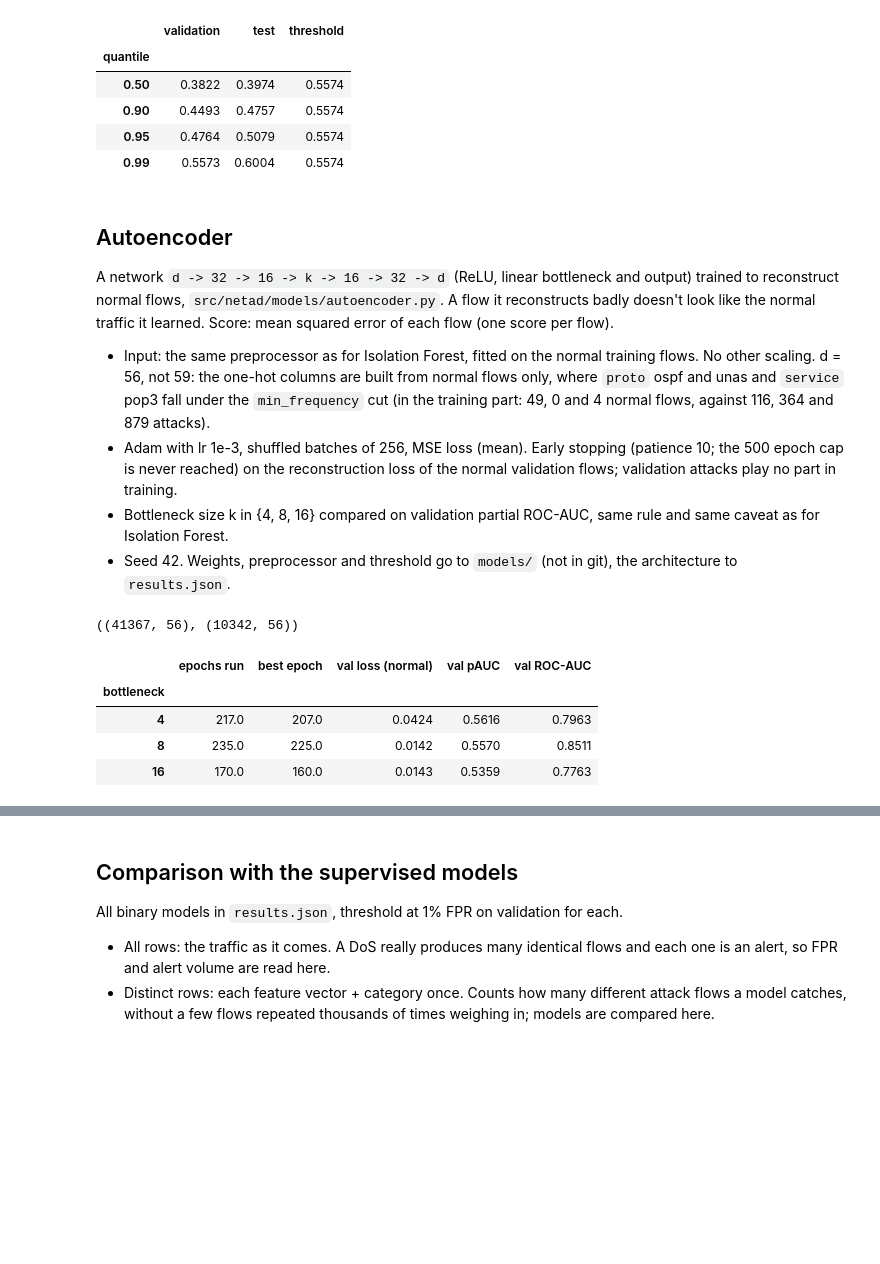
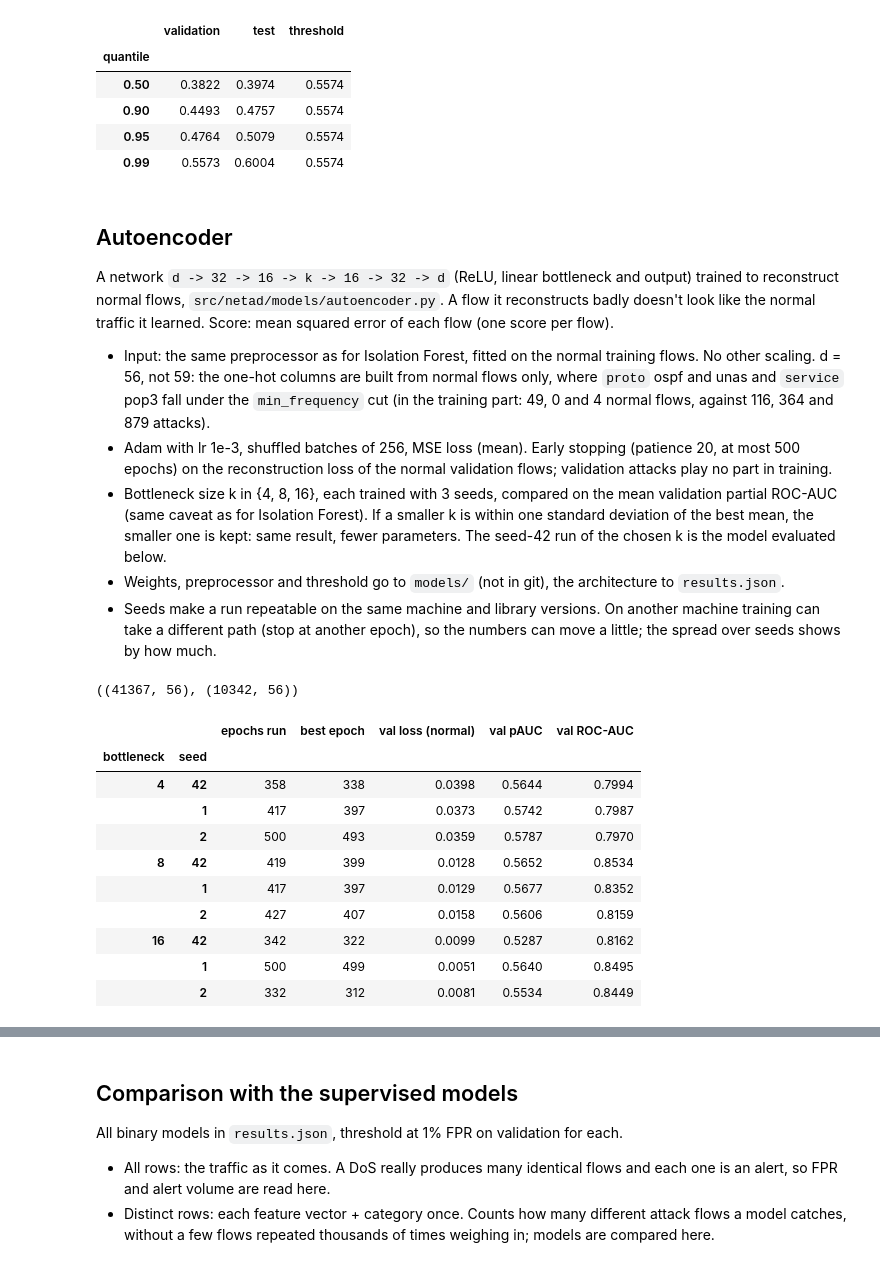
Before and after one commit to ZiGabiZi/Anomaly-detection-in-Network-traffic-using-ML, a Jupyter notebook: notebooks/03_anomaly.ipynb, the cells around one changed output, grey strips where cells are left out. Saved outputs shown, nothing was run; the diff lists cells and outputs as text; code cells hidden in the pictures; blank space fills up the shorter version.

```diff
--- a/notebooks/03_anomaly.ipynb
+++ b/notebooks/03_anomaly.ipynb
@@ -160,9 +167,10 @@ pd.DataFrame({
 A network `d -> 32 -> 16 -> k -> 16 -> 32 -> d` (ReLU, linear bottleneck and output) trained to reconstruct normal flows, `src/netad/models/autoencoder.py`. A flow it reconstructs badly doesn't look like the normal traffic it learned. Score: mean squared error of each flow (one score per flow).
 
 - Input: the same preprocessor as for Isolation Forest, fitted on the normal training flows. No other scaling. d = 56, not 59: the one-hot columns are built from normal flows only, where `proto` ospf and unas and `service` pop3 fall under the `min_frequency` cut (in the training part: 49, 0 and 4 normal flows, against 116, 364 and 879 attacks).
-- Adam with lr 1e-3, shuffled batches of 256, MSE loss (mean). Early stopping (patience 10; the 500 epoch cap is never reached) on the reconstruction loss of the normal validation flows; validation attacks play no part in training.
-- Bottleneck size k in {4, 8, 16} compared on validation partial ROC-AUC, same rule and same caveat as for Isolation Forest.
-- Seed 42. Weights, preprocessor and threshold go to `models/` (not in git), the architecture to `results.json`.
+- Adam with lr 1e-3, shuffled batches of 256, MSE loss (mean). Early stopping (patience 20, at most 500 epochs) on the reconstruction loss of the normal validation flows; validation attacks play no part in training.
+- Bottleneck size k in {4, 8, 16}, each trained with 3 seeds, compared on the mean validation partial ROC-AUC (same caveat as for Isolation Forest). If a smaller k is within one standard deviation of the best mean, the smaller one is kept: same result, fewer parameters. The seed-42 run of the chosen k is the model evaluated below.
+- Weights, preprocessor and threshold go to `models/` (not in git), the architecture to `results.json`.
+- Seeds make a run repeatable on the same machine and library versions. On another machine training can take a different path (stop at another epoch), so the numbers can move a little; the spread over seeds shows by how much.
 # %%
 pre = build_preprocessor().fit(X_normal)
 Z_normal, Z_val, Z_test = (np.asarray(pre.transform(X), dtype=np.float32) for X in (X_normal, X_val, X_test))
@@ -174,28 +182,34 @@ Z_normal.shape, Z_val_normal.shape
 # %%
 autoencoders = {}
 for k in [4, 8, 16]:
-    ae_model, history = train_autoencoder(Z_normal, Z_val_normal, bottleneck=k)
-    scores = reconstruction_error(ae_model, Z_val)
-    autoencoders[k] = {
-        "model": ae_model,
-        "history": pd.DataFrame(history).set_index("epoch"),
-        "val_pauc": roc_auc_score(y_val, scores, max_fpr=MAX_FPR),
-        "val_roc_auc": roc_auc_score(y_val, scores),
-    }
+    autoencoders[k] = []
+    for seed in SEEDS:
+        ae_model, history = train_autoencoder(Z_normal, Z_val_normal, bottleneck=k, seed=seed)
+        history = pd.DataFrame(history).set_index("epoch")
+        scores = reconstruction_error(ae_model, Z_val)
+        autoencoders[k].append({
+            "seed": seed, "model": ae_model, "history": history,
+            "epochs run": len(history),
+            "best epoch": int(history["val_loss"].idxmin()),
+            "val loss (normal)": history["val_loss"].min(),
+            "val pAUC": roc_auc_score(y_val, scores, max_fpr=MAX_FPR),
+            "val ROC-AUC": roc_auc_score(y_val, scores),
+        })
 
-pd.DataFrame({
-    k: {
-        "epochs run": len(a["history"]),
-        "best epoch": a["history"]["val_loss"].idxmin(),
-        "val loss (normal)": a["history"]["val_loss"].min(),
-        "val pAUC": a["val_pauc"],
-        "val ROC-AUC": a["val_roc_auc"],
-    }
-    for k, a in autoencoders.items()
-}).T.rename_axis("bottleneck").round(4)
+cols = ["epochs run", "best epoch", "val loss (normal)", "val pAUC", "val ROC-AUC"]
+ae_runs = pd.DataFrame(
+    [{"bottleneck": k, "seed": r["seed"], **{c: r[c] for c in cols}} for k, runs in autoencoders.items() for r in runs]
+).set_index(["bottleneck", "seed"])
+ae_runs.round(4)
 # %% [output]
-|  | epochs run | best epoch | val loss (normal) | val pAUC | val ROC-AUC |
-| bottleneck |  |  |  |  |  |
-| 4 | 217.0 | 207.0 | 0.0424 | 0.5616 | 0.7963 |
-| 8 | 235.0 | 225.0 | 0.0142 | 0.5570 | 0.8511 |
-| 16 | 170.0 | 160.0 | 0.0143 | 0.5359 | 0.7763 |
+|  |  | epochs run | best epoch | val loss (normal) | val pAUC | val ROC-AUC |
+| bottleneck | seed |  |  |  |  |  |
+| 4 | 42 | 358 | 338 | 0.0398 | 0.5644 | 0.7994 |
+|  | 1 | 417 | 397 | 0.0373 | 0.5742 | 0.7987 |
+|  | 2 | 500 | 493 | 0.0359 | 0.5787 | 0.7970 |
+| 8 | 42 | 419 | 399 | 0.0128 | 0.5652 | 0.8534 |
+|  | 1 | 417 | 397 | 0.0129 | 0.5677 | 0.8352 |
+|  | 2 | 427 | 407 | 0.0158 | 0.5606 | 0.8159 |
+| 16 | 42 | 342 | 322 | 0.0099 | 0.5287 | 0.8162 |
+|  | 1 | 500 | 499 | 0.0051 | 0.5640 | 0.8495 |
+|  | 2 | 332 | 312 | 0.0081 | 0.5534 | 0.8449 |
```
Also changed, not shown: parts of 14 cells of this notebook, 10 other files.
